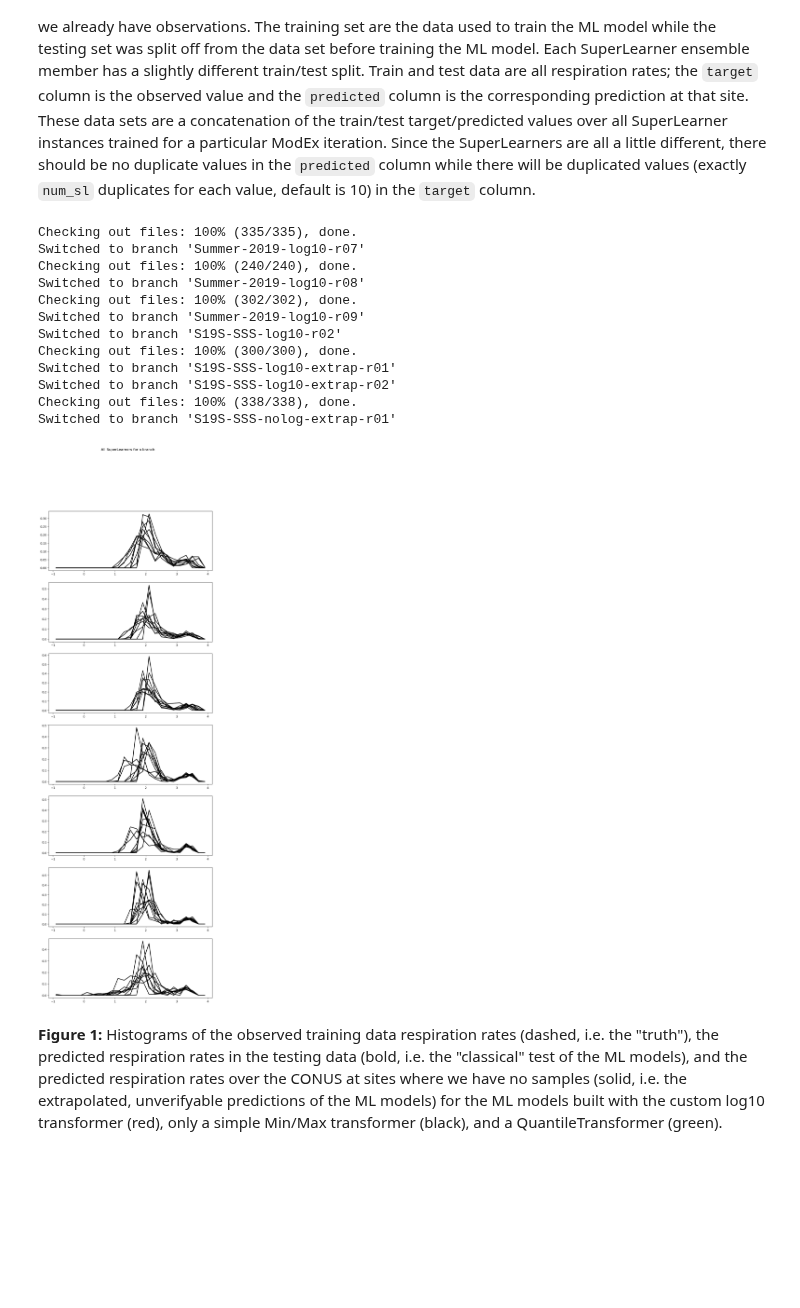
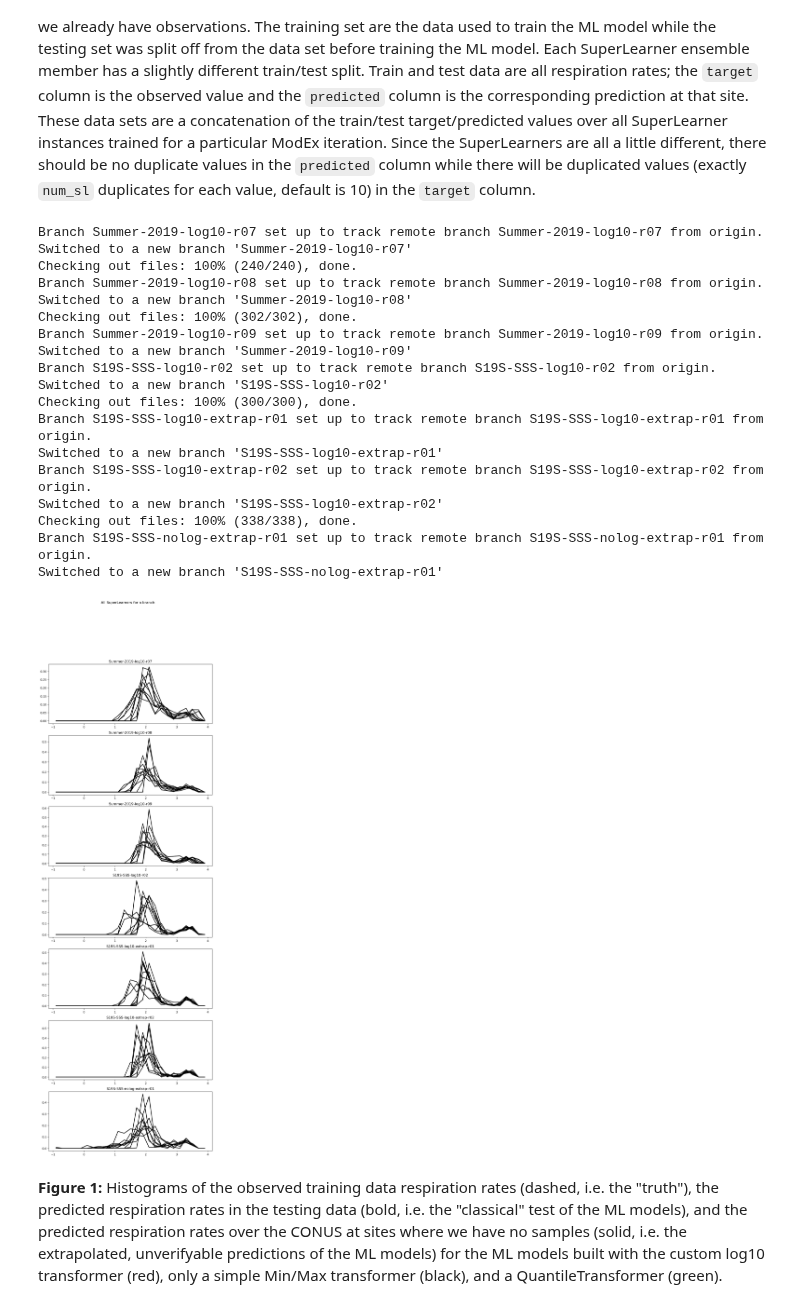
Before and after one commit to parallelworks/sl-archive-whondrs, a Jupyter notebook: examples/figSI_fpi_bias.ipynb, the cells around one changed output. Drawn from its saved outputs; the diff is of its cells as text; code cells hidden in the pictures; blank space fills up the shorter version.

```diff
--- a/examples/figSI_fpi_bias.ipynb
+++ b/examples/figSI_fpi_bias.ipynb
@@ -82,42 +88,50 @@ branch_colors = ['b', "g", "r", "c", "m",'y','k']
 # Start a figure for plotting histograms
 fig, ax = plt.subplots(len(list_branches), 1, figsize=(10,30))
 fig.suptitle("All SuperLearners for a branch")
 
 for bb,branch in enumerate(list_branches):
 
     # Change to the requested branch
     ! cd {prefix}/{repo}; git checkout {branch}
 
     # Loop over the ensemble of SuperLearners
     for ll in range(0,num_sl):
 
         predict = pd.read_csv(prefix+'/'+repo+'/ml_models/sl_'+str(int(ll))+'/sl_predictions.csv')
 
         counts, bins = np.histogram(np.log10(np.abs(
             predict[
             'Normalized_Respiration_Rate_mg_DO_per_H_per_L_sediment'])), bins=num_bins, range=(min_bin,max_bin))
 
         # Histogram with all superlearners for one branch in one graph
         # Find the center of each bin
         # Divide number of counts in each bin by total number of counts => probability
         ax[bb].plot(
             (bins[:-1]+bins[1:])/2,
             counts/np.sum(counts),
             linestyle=('solid'), color='k', linewidth=2)
+
+        ax[bb].set_title(branch)
 # %% [output]
-Checking out files: 100% (335/335), done.
-Switched to branch 'Summer-2019-log10-r07'
+Branch Summer-2019-log10-r07 set up to track remote branch Summer-2019-log10-r07 from origin.
+Switched to a new branch 'Summer-2019-log10-r07'
 Checking out files: 100% (240/240), done.
-Switched to branch 'Summer-2019-log10-r08'
+Branch Summer-2019-log10-r08 set up to track remote branch Summer-2019-log10-r08 from origin.
+Switched to a new branch 'Summer-2019-log10-r08'
 Checking out files: 100% (302/302), done.
-Switched to branch 'Summer-2019-log10-r09'
-Switched to branch 'S19S-SSS-log10-r02'
+Branch Summer-2019-log10-r09 set up to track remote branch Summer-2019-log10-r09 from origin.
+Switched to a new branch 'Summer-2019-log10-r09'
+Branch S19S-SSS-log10-r02 set up to track remote branch S19S-SSS-log10-r02 from origin.
+Switched to a new branch 'S19S-SSS-log10-r02'
 Checking out files: 100% (300/300), done.
-Switched to branch 'S19S-SSS-log10-extrap-r01'
-Switched to branch 'S19S-SSS-log10-extrap-r02'
+Branch S19S-SSS-log10-extrap-r01 set up to track remote branch S19S-SSS-log10-extrap-r01 from origin.
+Switched to a new branch 'S19S-SSS-log10-extrap-r01'
+Branch S19S-SSS-log10-extrap-r02 set up to track remote branch S19S-SSS-log10-extrap-r02 from origin.
+Switched to a new branch 'S19S-SSS-log10-extrap-r02'
 Checking out files: 100% (338/338), done.
-Switched to branch 'S19S-SSS-nolog-extrap-r01'
+Branch S19S-SSS-nolog-extrap-r01 set up to track remote branch S19S-SSS-nolog-extrap-r01 from origin.
+Switched to a new branch 'S19S-SSS-nolog-extrap-r01'
-[figure, old version]
+[figure, new version]
 # %%
 # Above we plotted each SuperLearner iteration separately.
 # Now, plot the overall, merged distributions.
```
Also changed, not shown: parts of 1 cell of this notebook, 1 other file.
